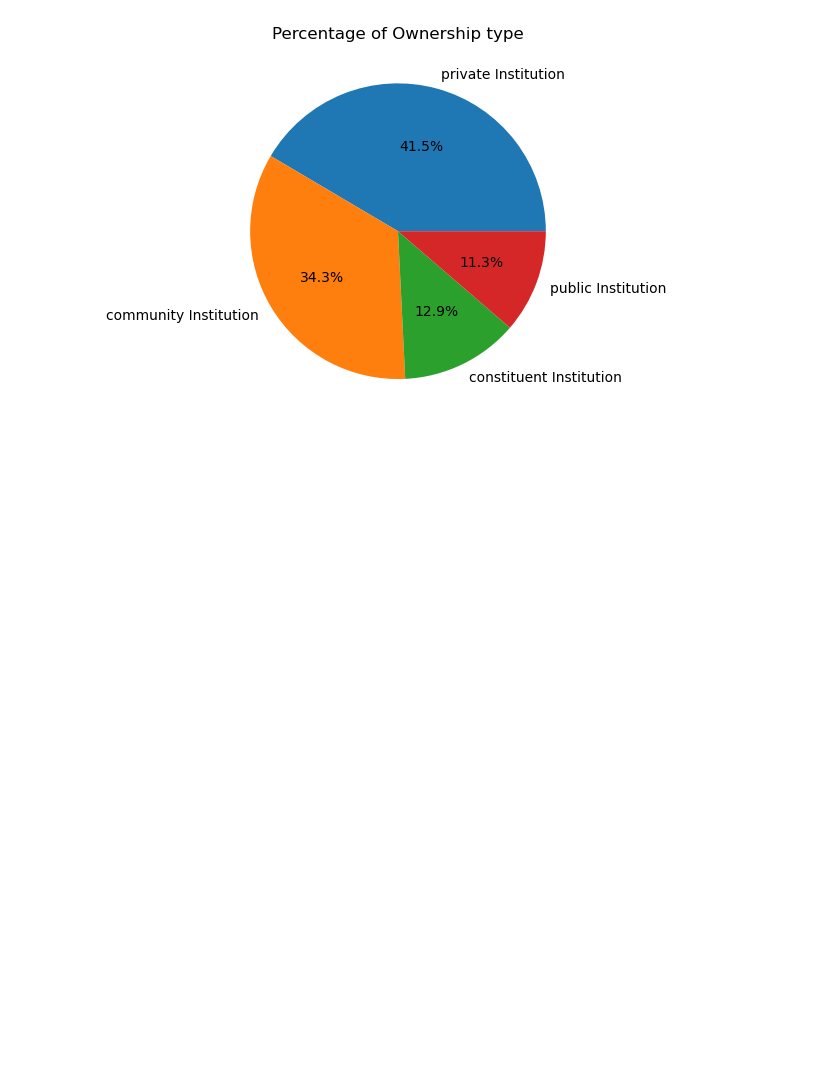
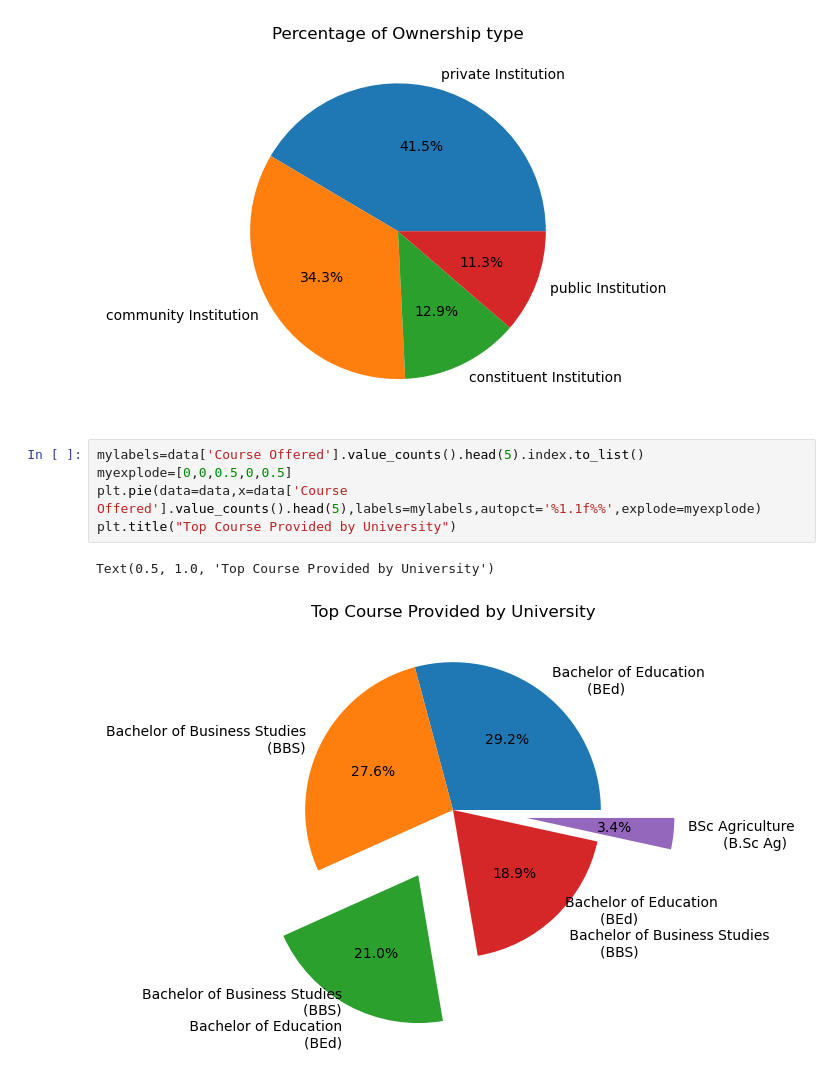
Before and after one commit to BibekRai44/College-Finder-Nepal, a Jupyter notebook: Data Analysis/visualization.ipynb, the cells around one changed output. Cells and saved outputs as stored; diff of their text form; blank space fills up the shorter version.

```diff
--- a/Data Analysis/visualization.ipynb
+++ b/Data Analysis/visualization.ipynb
@@ -36,3 +36,11 @@ plt.title("Percentage of Ownership type")
 # %% [output]
 Text(0.5, 1.0, 'Percentage of Ownership type')
 [figure]
+# %%
+mylabels=data['Course Offered'].value_counts().head(5).index.to_list()
+myexplode=[0,0,0.5,0,0.5]
+plt.pie(data=data,x=data['Course Offered'].value_counts().head(5),labels=mylabels,autopct='%1.1f%%',explode=myexplode)
+plt.title("Top Course Provided by University")
+# %% [output]
+Text(0.5, 1.0, 'Top Course Provided by University')
+[figure, added]
```
Also changed, not shown: parts of 1 cell of this notebook.
